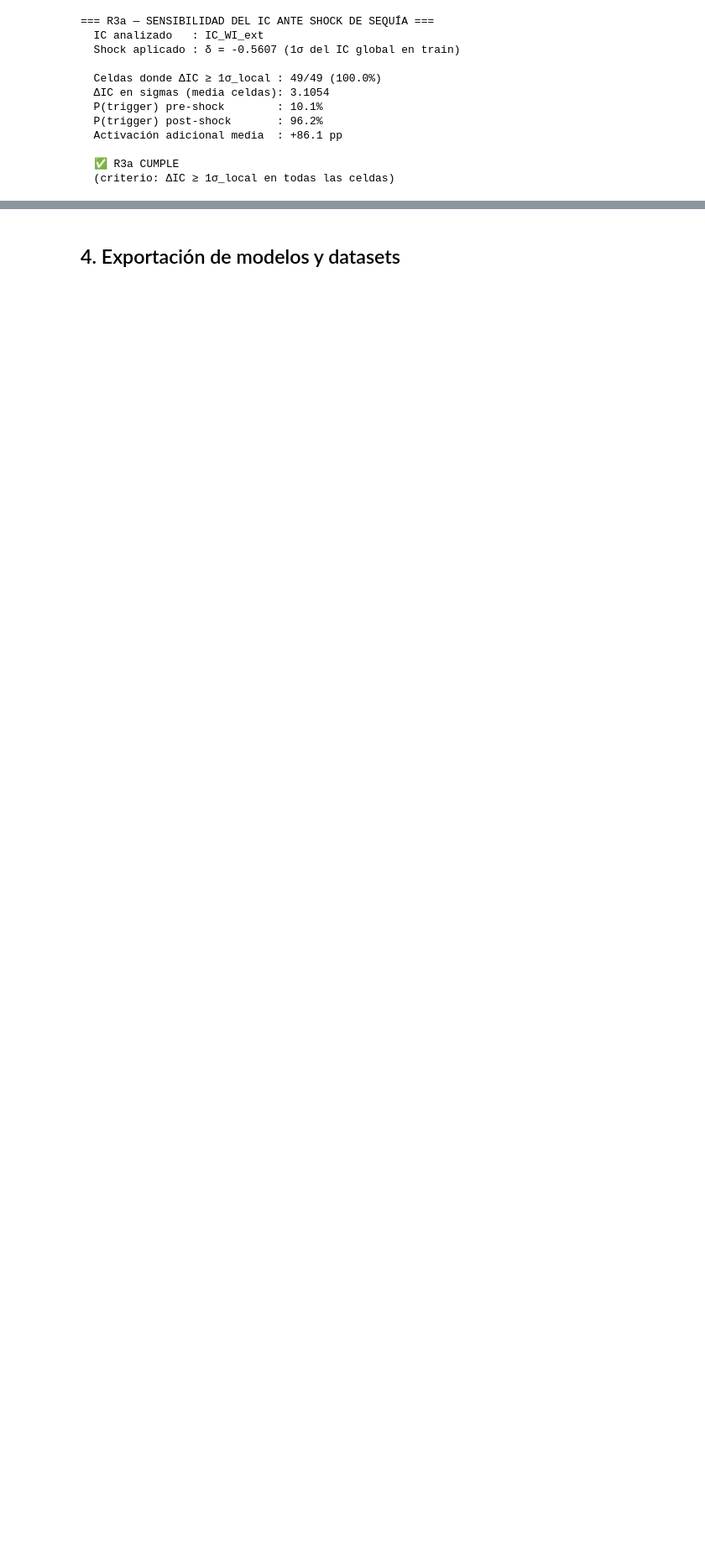
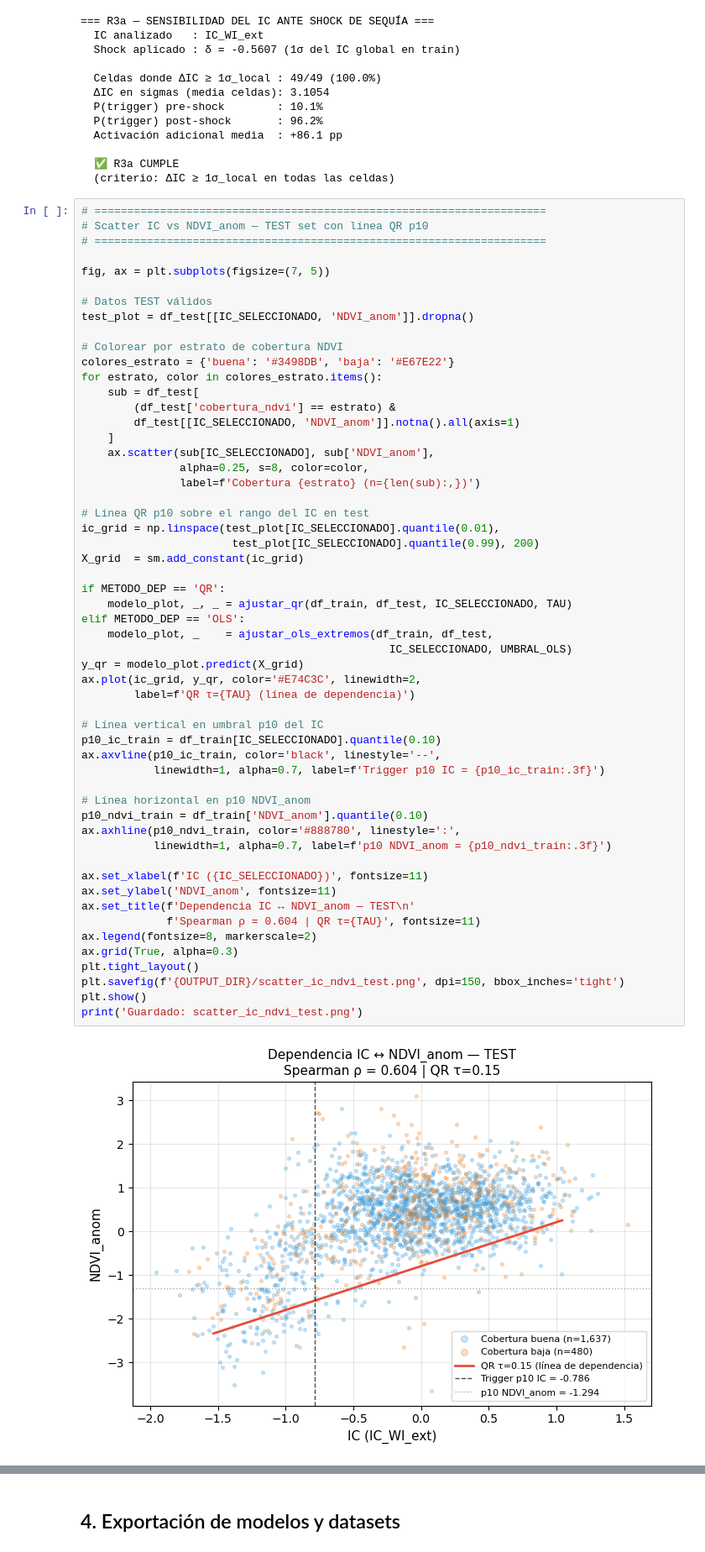
Before and after one commit to MpaulaPo/ProyectoFinal_RedCafe, a Jupyter notebook: notebooks/02_IC_construccion.ipynb, the cells around one changed output, grey strips where cells are left out. Shown at 84% size. Saved outputs shown, nothing was run; the diff lists cells and outputs as text; blank space fills up the shorter version.

```diff
--- a/notebooks/02_IC_construccion.ipynb
+++ b/notebooks/02_IC_construccion.ipynb
@@ -1982,3 +1983,60 @@ df_shock.to_csv(f'{OUTPUT_DIR}/R3a_sensibilidad_shock.csv', index=False)
 
   ✅ R3a CUMPLE
   (criterio: ΔIC ≥ 1σ_local en todas las celdas)
+# %%
+# =====================================================================
+# Scatter IC vs NDVI_anom — TEST set con línea QR p10
+# =====================================================================
+
+fig, ax = plt.subplots(figsize=(7, 5))
+
+# Datos TEST válidos
+test_plot = df_test[[IC_SELECCIONADO, 'NDVI_anom']].dropna()
+
+# Colorear por estrato de cobertura NDVI
+colores_estrato = {'buena': '#3498DB', 'baja': '#E67E22'}
+for estrato, color in colores_estrato.items():
+    sub = df_test[
+        (df_test['cobertura_ndvi'] == estrato) &
+        df_test[[IC_SELECCIONADO, 'NDVI_anom']].notna().all(axis=1)
+    ]
+    ax.scatter(sub[IC_SELECCIONADO], sub['NDVI_anom'],
+               alpha=0.25, s=8, color=color,
+               label=f'Cobertura {estrato} (n={len(sub):,})')
+
+# Línea QR p10 sobre el rango del IC en test
+ic_grid = np.linspace(test_plot[IC_SELECCIONADO].quantile(0.01),
+                       test_plot[IC_SELECCIONADO].quantile(0.99), 200)
+X_grid  = sm.add_constant(ic_grid)
+
+if METODO_DEP == 'QR':
+    modelo_plot, _, _ = ajustar_qr(df_train, df_test, IC_SELECCIONADO, TAU)
+elif METODO_DEP == 'OLS':
+    modelo_plot, _    = ajustar_ols_extremos(df_train, df_test,
+                                               IC_SELECCIONADO, UMBRAL_OLS)
+y_qr = modelo_plot.predict(X_grid)
+ax.plot(ic_grid, y_qr, color='#E74C3C', linewidth=2,
+        label=f'QR τ={TAU} (línea de dependencia)')
+
+# Línea vertical en umbral p10 del IC
+p10_ic_train = df_train[IC_SELECCIONADO].quantile(0.10)
+ax.axvline(p10_ic_train, color='black', linestyle='--',
+           linewidth=1, alpha=0.7, label=f'Trigger p10 IC = {p10_ic_train:.3f}')
+
+# Línea horizontal en p10 NDVI_anom
+p10_ndvi_train = df_train['NDVI_anom'].quantile(0.10)
+ax.axhline(p10_ndvi_train, color='#888780', linestyle=':',
+           linewidth=1, alpha=0.7, label=f'p10 NDVI_anom = {p10_ndvi_train:.3f}')
+
+ax.set_xlabel(f'IC ({IC_SELECCIONADO})', fontsize=11)
+ax.set_ylabel('NDVI_anom', fontsize=11)
+ax.set_title(f'Dependencia IC ↔ NDVI_anom — TEST\n'
+             f'Spearman ρ = 0.604 | QR τ={TAU}', fontsize=11)
+ax.legend(fontsize=8, markerscale=2)
+ax.grid(True, alpha=0.3)
+plt.tight_layout()
+plt.savefig(f'{OUTPUT_DIR}/scatter_ic_ndvi_test.png', dpi=150, bbox_inches='tight')
+plt.show()
+print('Guardado: scatter_ic_ndvi_test.png')
+# %% [output]
+[figure, added]
```
Also changed, not shown: parts of 5 cells of this notebook, 3 other files.
